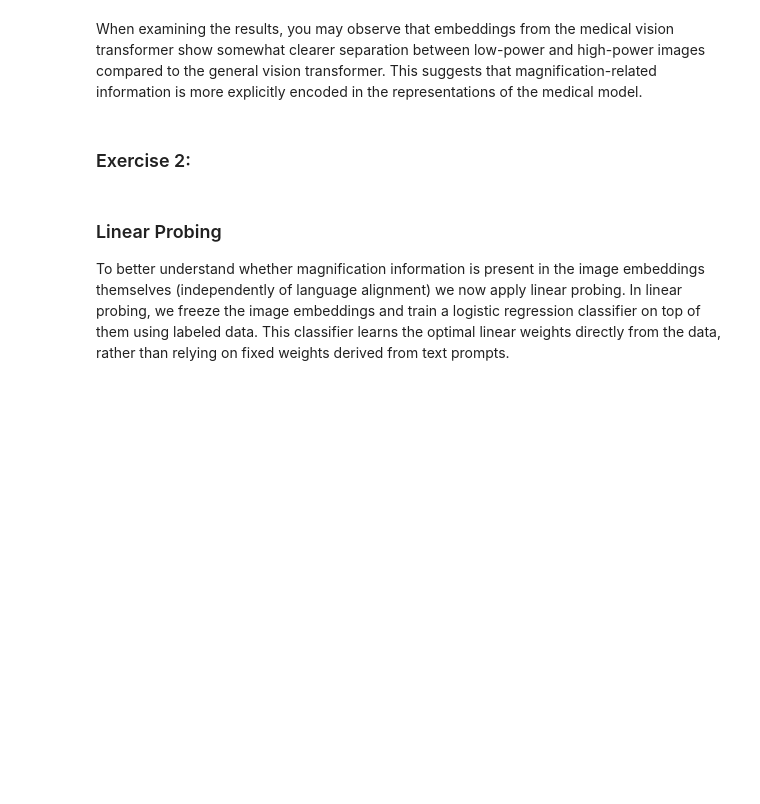
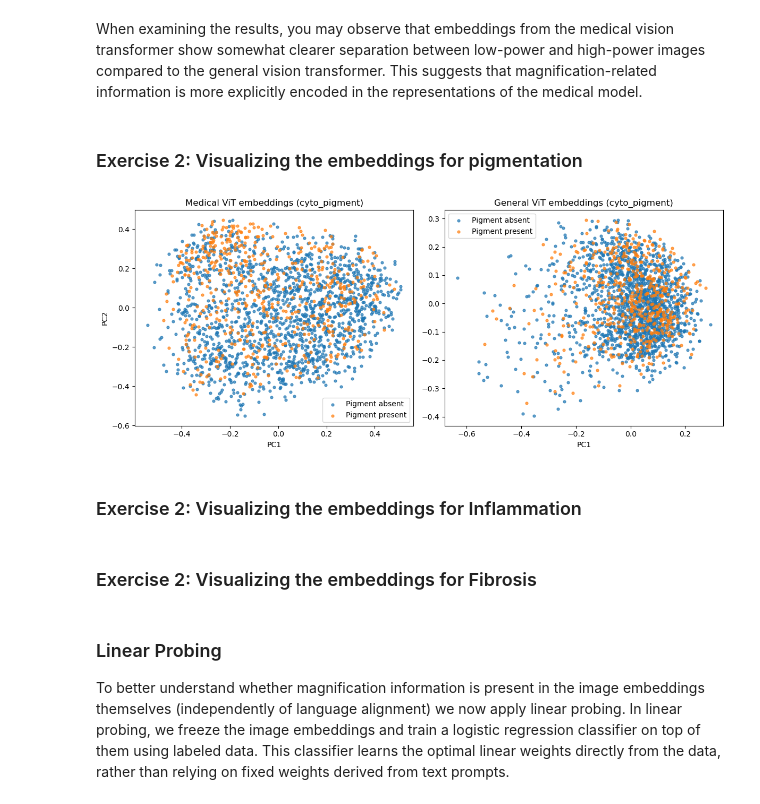
Before and after one commit to SHW7-TUE/AI-Medical-Imaging---Group-3, a Jupyter notebook: Assignment2_group3/assignment_2_VLM_Jelle.ipynb, the cells around one changed output. Cells and saved outputs as stored; diff of their text form; code cells hidden in the pictures; blank space fills up the shorter version.

```diff
--- a/Assignment2_group3/assignment_2_VLM_Jelle.ipynb
+++ b/Assignment2_group3/assignment_2_VLM_Jelle.ipynb
@@ -579,4 +583,52 @@ plt.show()
 # %% [markdown]
 When examining the results, you may observe that embeddings from the medical vision transformer show somewhat clearer separation between low-power and high-power images compared to the general vision transformer. This suggests that magnification-related information is more explicitly encoded in the representations of the medical model.
 # %% [markdown]
-### Exercise 2:
+### Exercise 2: Visualizing the embeddings for pigmentation
+# %%
+import numpy as np
+import matplotlib.pyplot as plt
+from sklearn.decomposition import PCA
+
+# --- concatenate train + test ---
+img_emb_med = np.concatenate([img_emb_med_train_pigment, img_emb_med_test_pigment], axis=0)
+labels  = np.concatenate([labels_train_pigment, labels_test_pigment], axis=0)
+
+img_emb_gen = np.concatenate([img_emb_gen_train_pigment, img_emb_gen_test_pigment], axis=0)
+
+# --- label mapping ---
+y_labels = np.array([1 if c == "Pigment present" else 0 for c in labels])
+
+# --- PCA projections ---
+pca = PCA(n_components=2, random_state=42)
+
+X_med = pca.fit_transform(img_emb_med)
+X_gen = pca.fit_transform(img_emb_gen)
+
+# --- plotting ---
+fig, axes = plt.subplots(1, 2, figsize=(12, 5), sharey=False)
+
+# Medical ViT
+axes[0].scatter(X_med[y_labels == 0, 0], X_med[y_labels == 0, 1],
+                s=12, alpha=0.7, label="Pigment absent")
+axes[0].scatter(X_med[y_labels == 1, 0], X_med[y_labels == 1, 1],
+                s=12, alpha=0.7, label="Pigment present")
+axes[0].set_title("Medical ViT embeddings (cyto_pigment)")
+axes[0].legend()
+axes[0].set_xlabel("PC1")
+axes[0].set_ylabel("PC2")
+
+# General ViT
+axes[1].scatter(X_gen[y_labels == 0, 0], X_gen[y_labels == 0, 1],
+                s=12, alpha=0.7, label="Pigment absent")
+axes[1].scatter(X_gen[y_labels == 1, 0], X_gen[y_labels == 1, 1],
+                s=12, alpha=0.7, label="Pigment present")
+axes[1].set_title("General ViT embeddings (cyto_pigment)")
+axes[1].legend()
+axes[1].set_xlabel("PC1")
+
+plt.tight_layout()
+plt.show()
+# %% [output]
+[figure, added]
+# %% [markdown]
+### Exercise 2: Visualizing the embeddings for Inflammation
@@ -582,0 +679,2 @@ When examining the results, you may observe that embeddings from the medical vis
+# %% [markdown]
+### Exercise 2: Visualizing the embeddings for Fibrosis
```
Also changed, not shown: parts of 23 cells of this notebook.
